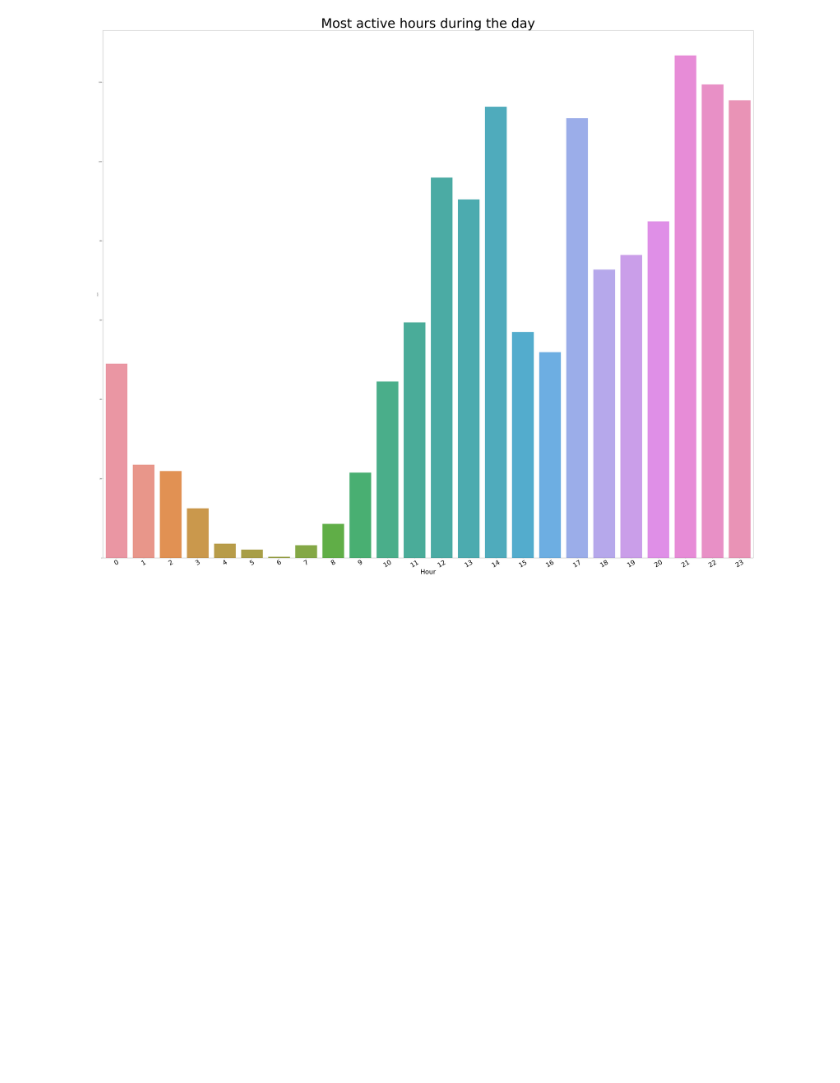
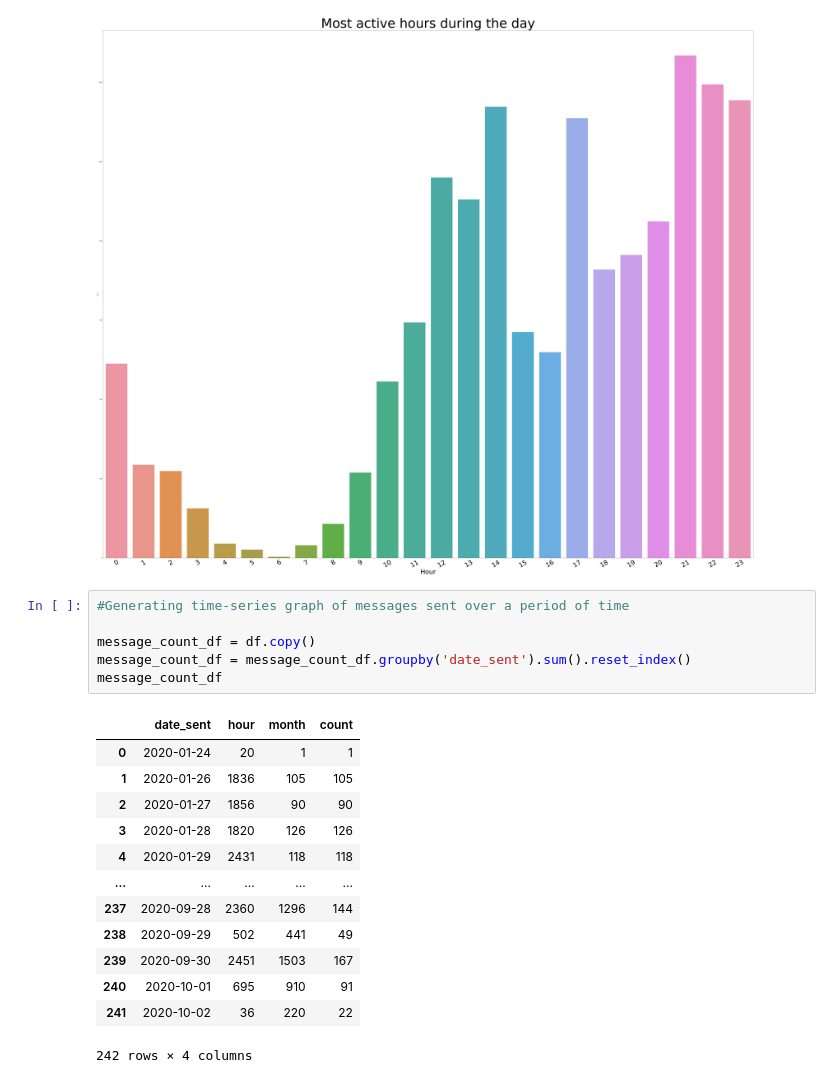
Before and after one commit to sushanth10/whatsapp-chat-analysis, a Jupyter notebook: Chat_analysis_with plots.ipynb, the cells around one changed output. Saved outputs shown, nothing was run; the diff lists cells and outputs as text; blank space fills up the shorter version.

Commit message:
time-series

```diff
--- a/Chat_analysis_with plots.ipynb
+++ b/Chat_analysis_with plots.ipynb
@@ -143,3 +143,23 @@ axs.set_xlabel("Hour",fontsize = 50)
 axs.get_figure().savefig("Generated Visuals/Most active hours during the day.png")
 # %% [output]
 [figure]
+# %%
+#Generating time-series graph of messages sent over a period of time
+
+message_count_df = df.copy()
+message_count_df = message_count_df.groupby('date_sent').sum().reset_index()
+message_count_df
+# %% [output]
+|  | date_sent | hour | month | count |
+| 0 | 2020-01-24 | 20 | 1 | 1 |
+| 1 | 2020-01-26 | 1836 | 105 | 105 |
+| 2 | 2020-01-27 | 1856 | 90 | 90 |
+| 3 | 2020-01-28 | 1820 | 126 | 126 |
+| 4 | 2020-01-29 | 2431 | 118 | 118 |
+| ... | ... | ... | ... | ... |
+| 237 | 2020-09-28 | 2360 | 1296 | 144 |
+| 238 | 2020-09-29 | 502 | 441 | 49 |
+| 239 | 2020-09-30 | 2451 | 1503 | 167 |
+| 240 | 2020-10-01 | 695 | 910 | 91 |
+| 241 | 2020-10-02 | 36 | 220 | 22 |
+242 rows × 4 columns
```
Also changed, not shown: parts of 1 cell of this notebook, 1 other file.
